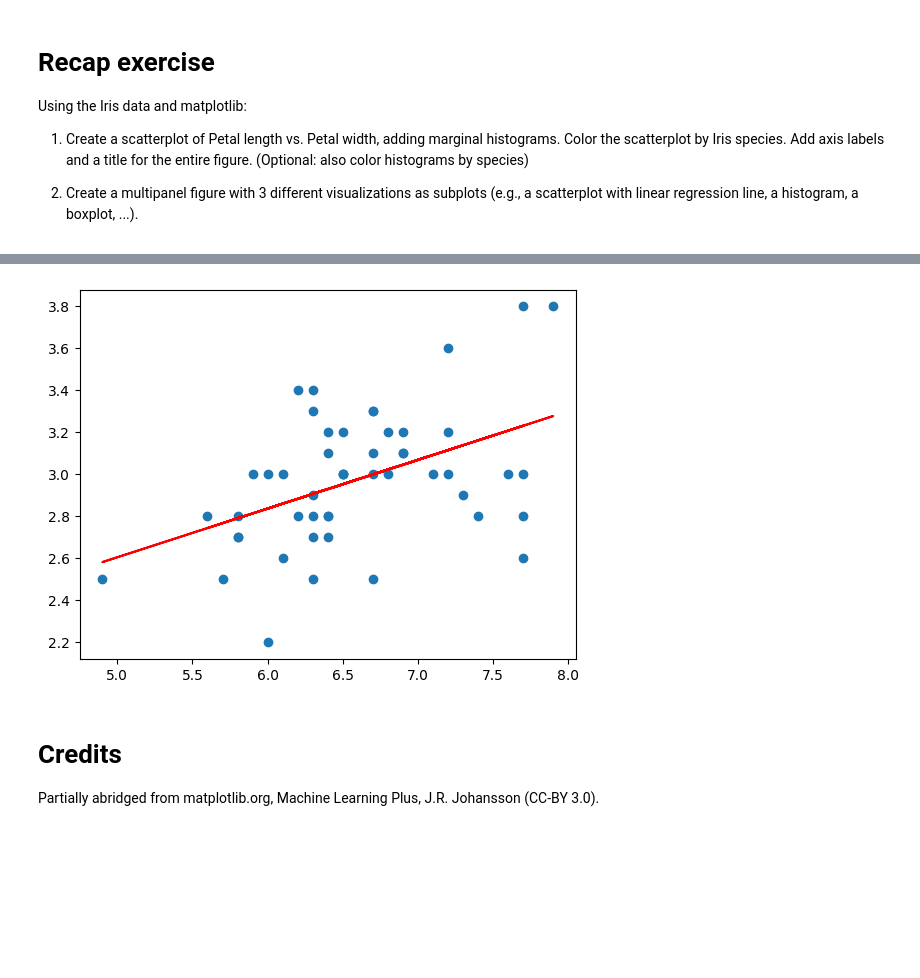
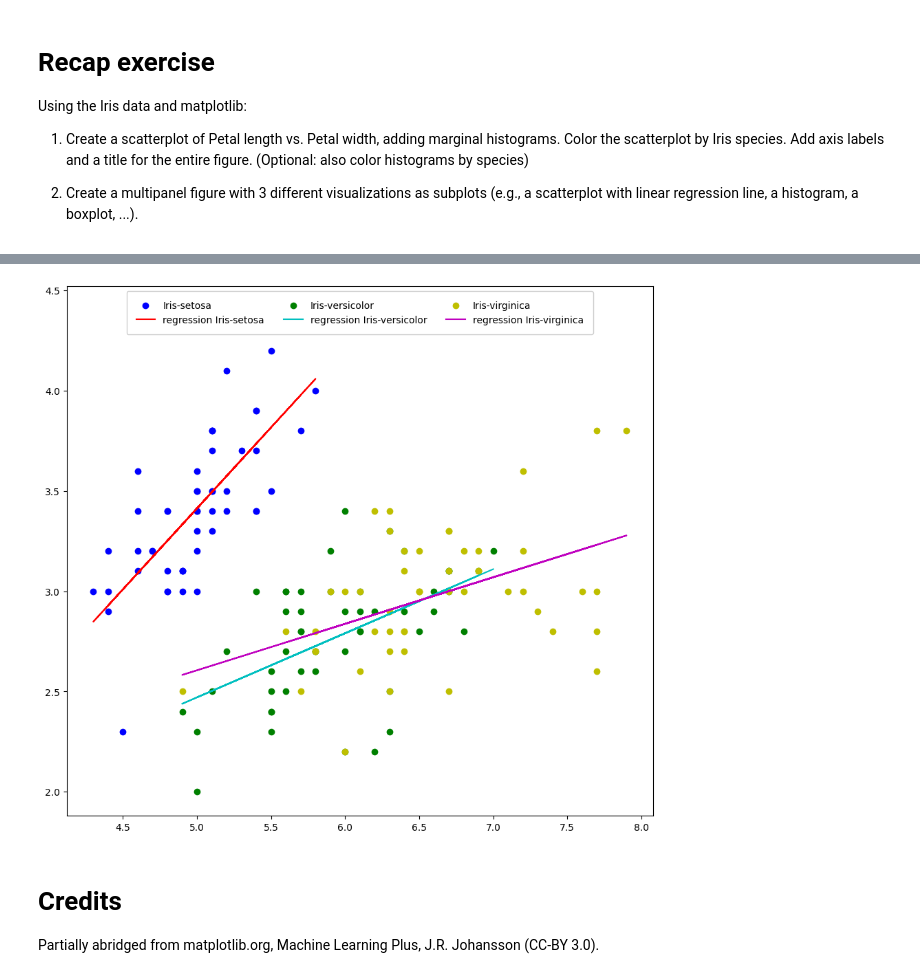
Before and after one commit to najirod02/Dataviz, a Jupyter notebook: lab/Lab05.ipynb, the cells around one changed output, grey strips where cells are left out. Cells and saved outputs as stored; diff of their text form; code cells hidden in the pictures; blank space fills up the shorter version.

```diff
--- a/lab/Lab05.ipynb
+++ b/lab/Lab05.ipynb
@@ -1160,31 +1164,44 @@ plt.show()
 # %%
 # point 2
-#fig, ax = plt.subplots()
+fig, ax = plt.subplots(figsize=(11,10))
 
 # fit a linear regression model
-x = species_lists[2]['Sepal_Length']
-y = species_lists[2]['Sepal_Width']
-model = np.polyfit(x, y, deg=1)
+from scipy import stats
 
-a, b = model # get the model's coefficients
-y_hat = a*x + b
+scatter_color = ['b', 'g', 'y']
+regression_color = ['r', 'c', 'm']
 
-from scipy import stats
-n = len(x)
-t_crit = stats.t.ppf(1 - 0.05/2, n-2) # n-2 degrees of freedom (the model has 2 params)
-t_crit
+for i in range(len(species_lists)):
+    x = species_lists[i]['Sepal_Length']
+    y = species_lists[i]['Sepal_Width']
+    model = np.polyfit(x, y, deg=1)
 
-se = np.sqrt(sum((y-y_hat)**2) / (n-2))
+    #get model coefficient
+    a, b = model
+    y_hat = a*x + b
 
-ci = t_crit * se * np.sqrt(1/n + (x - x.mean())**2 / np.sum((x - x.mean())**2))
-ci
+    n = len(x)
+    t_crit = stats.t.ppf(1 - 0.05/2, n-2) # n-2 degrees of freedom (the model has 2 params)
 
-plt.scatter(x, y)
-plt.plot(x, y_hat, '-r')
-#plt.fill_between(x, y_hat - ci, y_hat + ci, alpha=0.2, color="gray")
+    se = np.sqrt(sum((y-y_hat)**2) / (n-2))
+
+    ci = t_crit * se * np.sqrt(1/n + (x - x.mean())**2 / np.sum((x - x.mean())**2))
+
+    ax.scatter(x, y, color=scatter_color[i], label=species_lists[i]['Species'].iloc[0])
+    ax.plot(x, y_hat, color=regression_color[i], label="regression " + species_lists[i]['Species'].iloc[0])
+
+
+plt.legend(
+    loc="upper center",
+    ncols=3,
+    frameon=True,
+    framealpha=1,
+    borderpad=1
+)
+
 plt.show()
 # %% [output]
-[figure, old version]
+[figure, new version]
 # %% [markdown]
 # Credits
 
```
Also changed, not shown: parts of 1 cell of this notebook, 3 other files.
